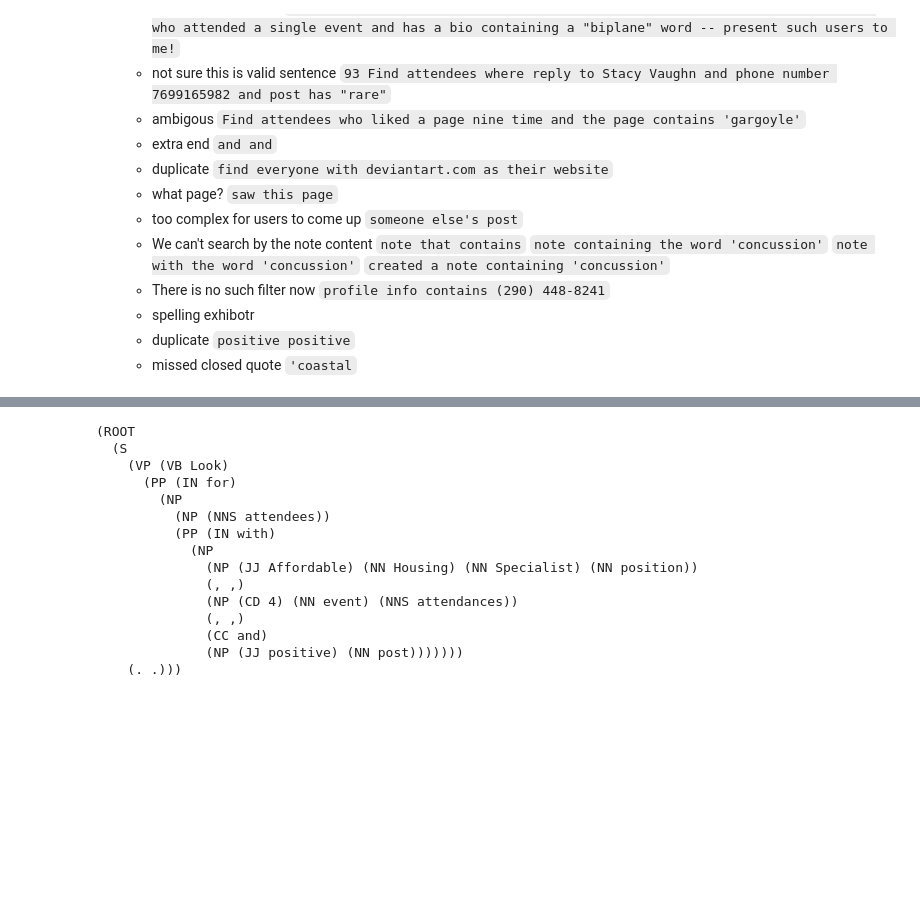
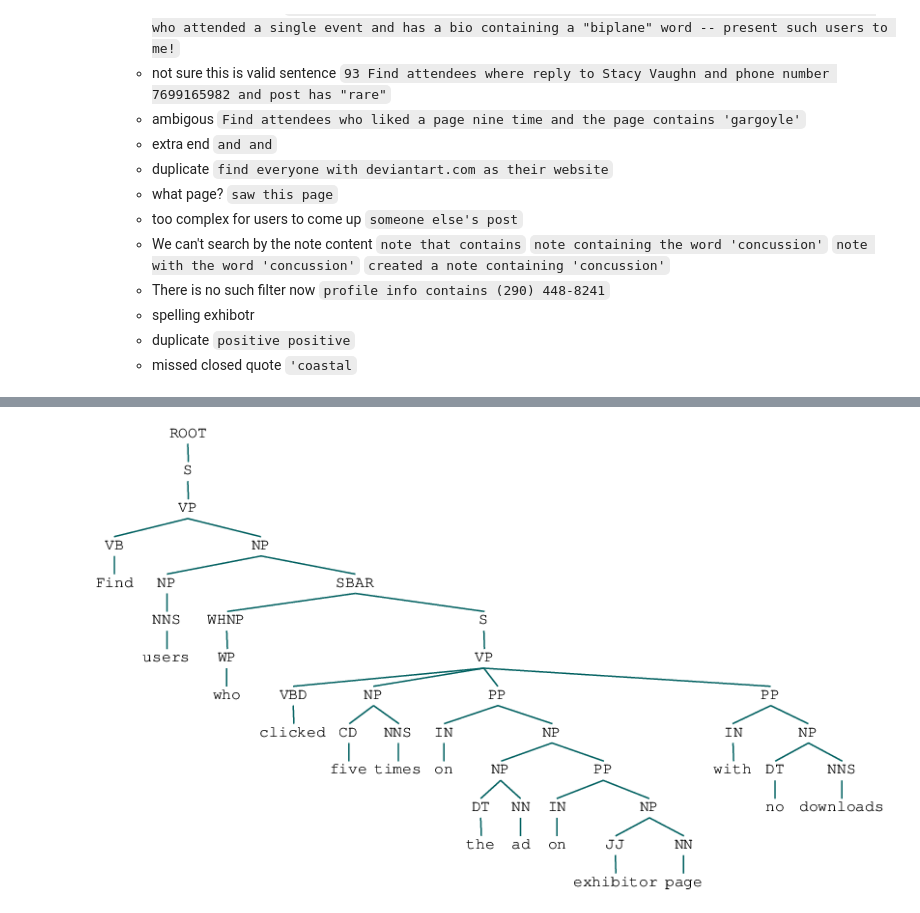
Before and after one commit to sudodoki/prj-nlp, a Jupyter notebook: students/SerhiiNechyporchuk/project/Project.ipynb, the cells around one changed output, grey strips where cells are left out. Drawn from its saved outputs; the diff is of its cells as text; code cells hidden in the pictures; blank space fills up the shorter version.

```diff
--- a/students/SerhiiNechyporchuk/project/Project.ipynb
+++ b/students/SerhiiNechyporchuk/project/Project.ipynb
@@ -96,18 +124,4 @@ print(snlp.parse("Find attendees who liked a post by Philip Stephens, left a not
-# %%
-print(snlp.parse("Look for attendees with Affordable Housing Specialist position, 4 event attendances, and positive post."))
-# %% [output]
-(ROOT
-  (S
-    (VP (VB Look)
-      (PP (IN for)
-        (NP
-          (NP (NNS attendees))
-          (PP (IN with)
-            (NP
-              (NP (JJ Affordable) (NN Housing) (NN Specialist) (NN position))
-              (, ,)
-              (NP (CD 4) (NN event) (NNS attendances))
-              (, ,)
-              (CC and)
-              (NP (JJ positive) (NN post)))))))
-    (. .)))
+# %%
+Tree.fromstring(snlp.parse("Find users who clicked five times on the ad on exhibitor page with no downloads"))
+# %% [output]
+[figure, added]
```
Also changed, not shown: parts of 12 cells of this notebook, 3 other files.
